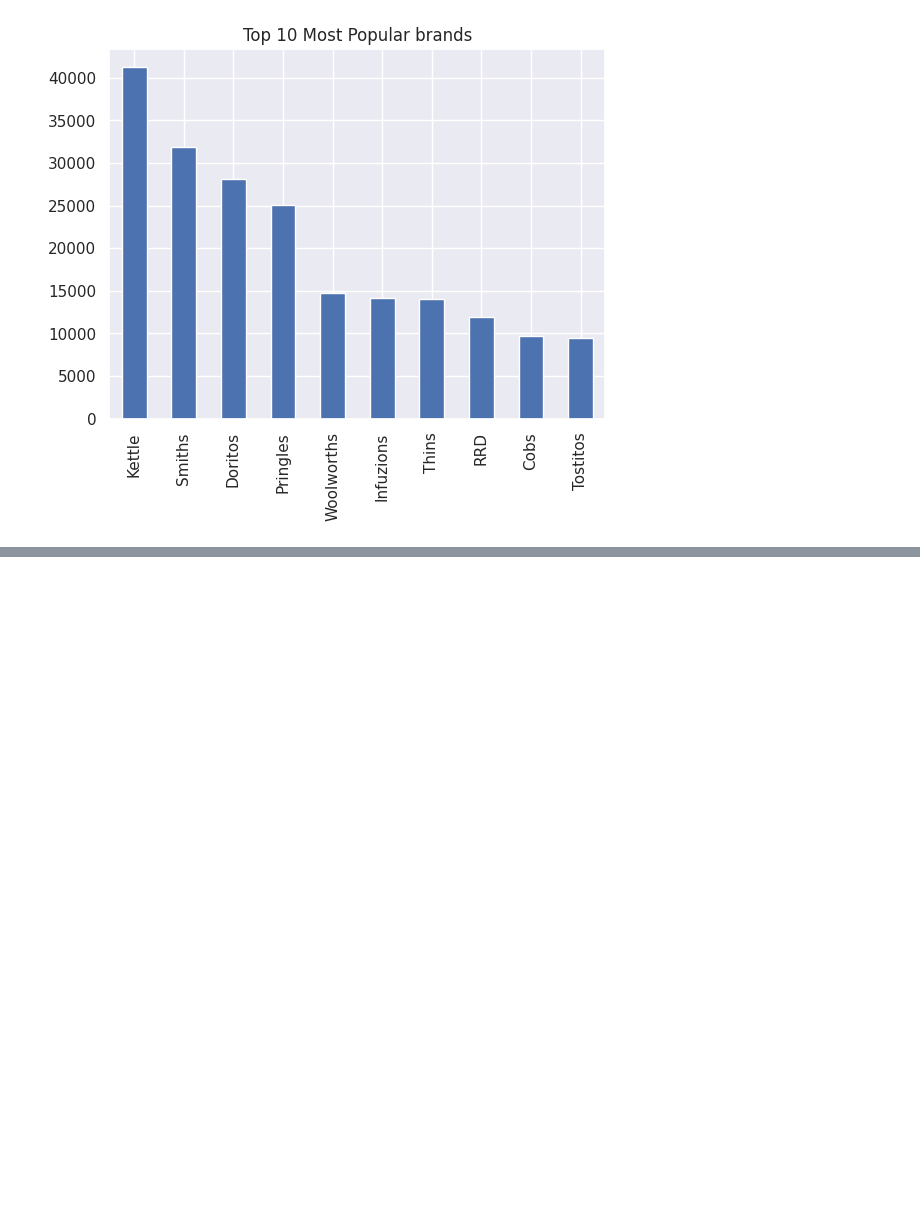
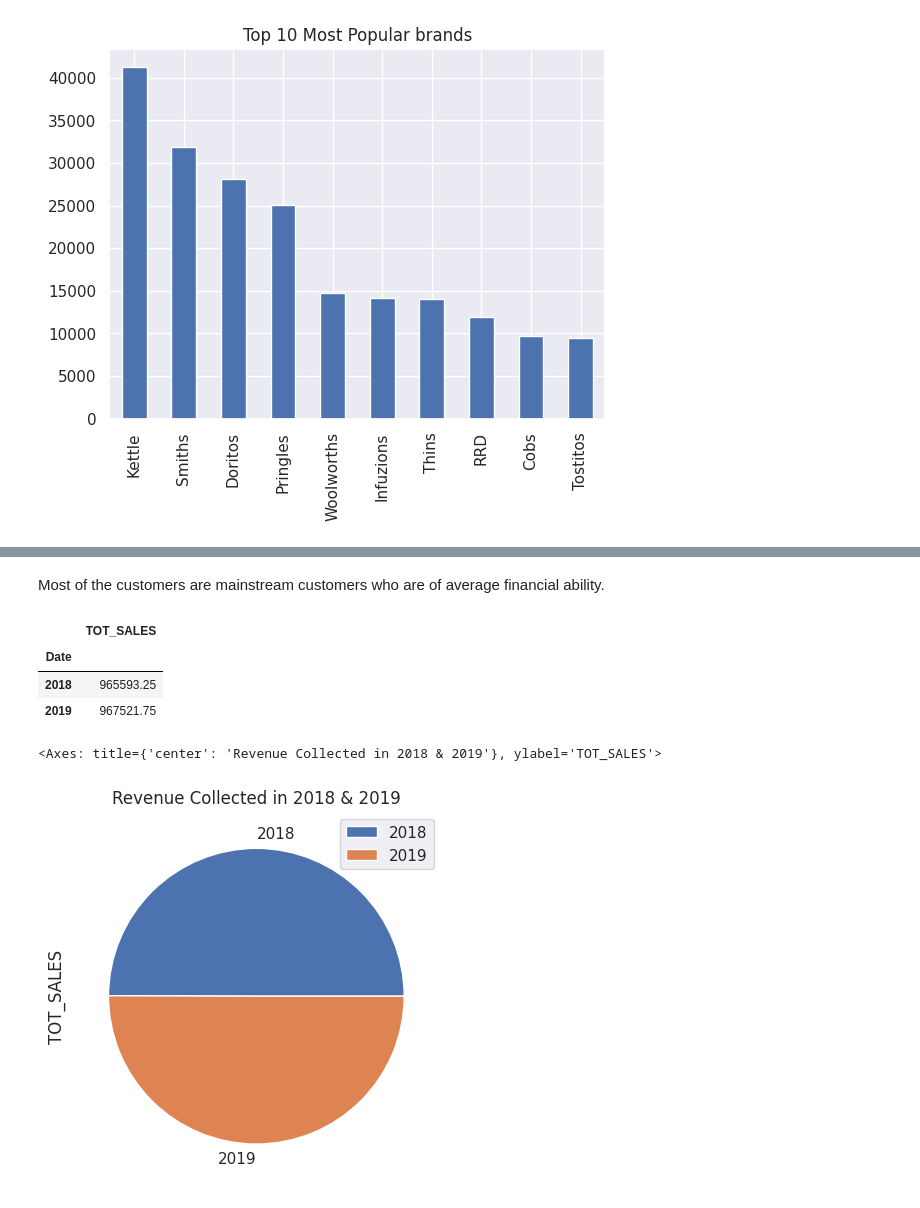
Before and after one commit to kanjamwingirwa/Quantium_DataAnalytics_Internship, a Jupyter notebook: Quantium_DataAnalytics_Internship.ipynb, the cells around one changed output, grey strips where cells are left out. Saved outputs shown, nothing was run; the diff lists cells and outputs as text; code cells hidden in the pictures; blank space fills up the shorter version.

```diff
--- a/Quantium_DataAnalytics_Internship.ipynb
+++ b/Quantium_DataAnalytics_Internship.ipynb
@@ -553,0 +651,17 @@ top_10_brands.plot(kind = 'bar', title = 'Top 10 Most Popular brands')
+# %% [markdown]
+Most of the customers are mainstream customers who are of average financial ability.
+# %%
+#lets look at revenue changes over the years
+changes = pd.DataFrame(combined_df.groupby([combined_df.Date.dt.year])['TOT_SALES'].sum())
+changes
+# %% [output]
+|  | TOT_SALES |
+| Date |  |
+| 2018 | 965593.25 |
+| 2019 | 967521.75 |
+# %%
+#lets plot these changes
+changes.plot(kind='pie', y='TOT_SALES', title = 'Revenue Collected in 2018 & 2019')
+# %% [output]
+<Axes: title={'center': 'Revenue Collected in 2018 & 2019'}, ylabel='TOT_SALES'>
+[figure, added]
```
Also changed, not shown: parts of 20 cells of this notebook.
